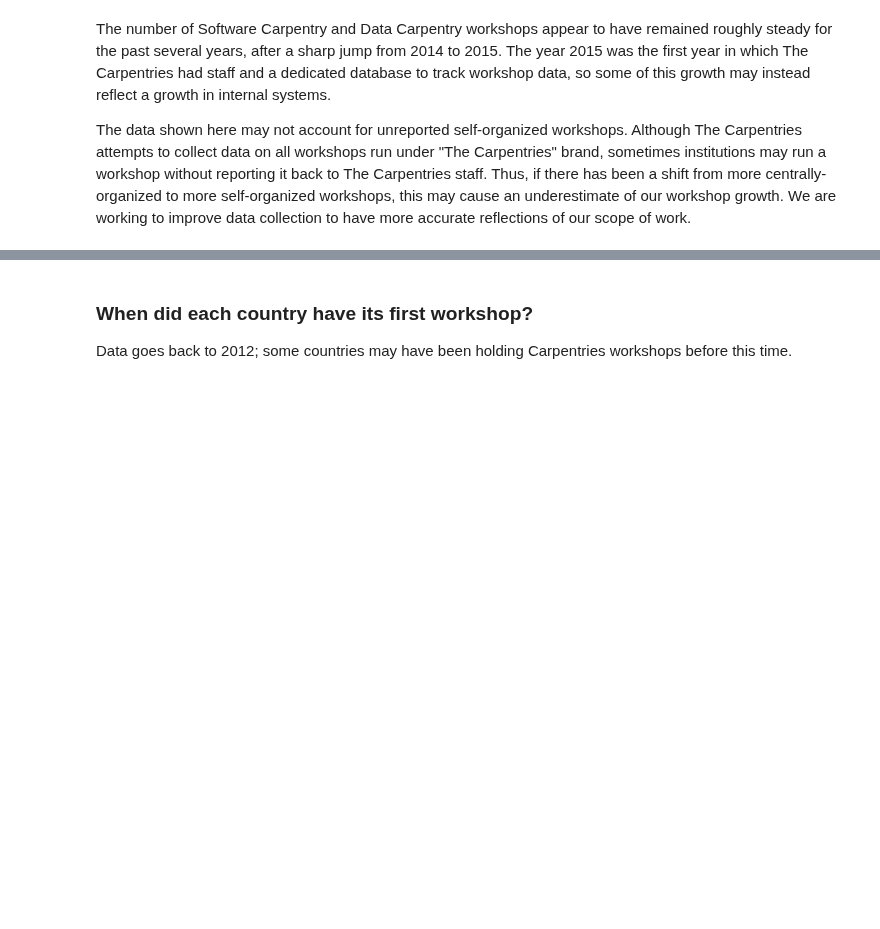
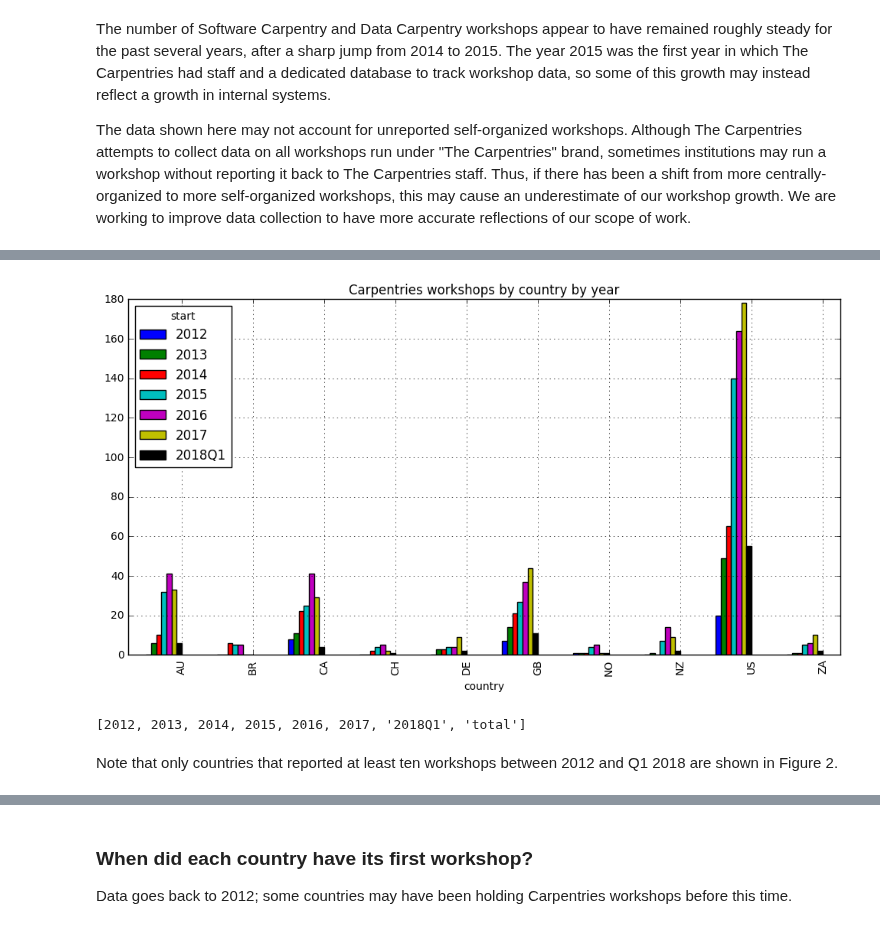
Before and after one commit to carpentries/assessment, a Jupyter notebook: programmatic-assessment/workshops/final_report_draft.ipynb, the cells around one changed output, grey strips where cells are left out. Cells and saved outputs as stored; diff of their text form; code cells hidden in the pictures; blank space fills up the shorter version.

```diff
--- a/programmatic-assessment/workshops/final_report_draft.ipynb
+++ b/programmatic-assessment/workshops/final_report_draft.ipynb
@@ -133,13 +170,20 @@ workshops_by_country_year
 # %%
+workshops_by_country_year_many = workshops_by_country_year[workshops_by_country_year.total >= 10]
+
 fig = plt.figure(figsize=(12, 6)) # Create matplotlib figure
 
 ax = fig.add_subplot(111) # Create matplotlib axes
 
 title = "Carpentries workshops by country by year"
-workshops_by_country_year.plot(y = list(workshops_by_country_year)[:-1], kind='bar', ax=ax, position=1, title=title)
+workshops_by_country_year_many.plot(y = list(workshops_by_country_year_many)[:-1], kind='bar', ax=ax, position=1, title=title)
 
 ax.grid(True)
 
 plt.show()
 
-list(workshops_by_country_year)
+list(workshops_by_country_year_many)
+# %% [output]
+[figure, added]
+[2012, 2013, 2014, 2015, 2016, 2017, '2018Q1', 'total']
+# %% [markdown]
+Note that only countries that reported at least ten workshops between 2012 and Q1 2018 are shown in Figure 2.
```
Also changed, not shown: parts of 19 cells of this notebook.
